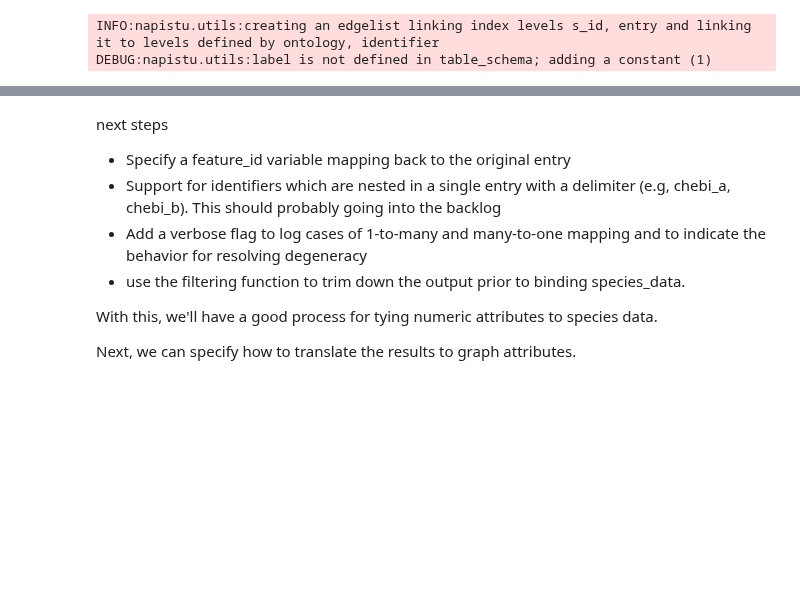
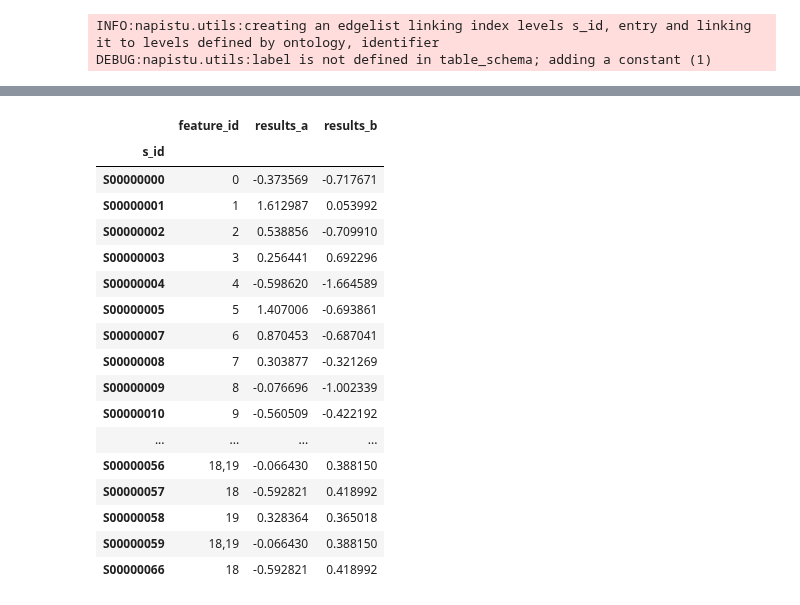
Before and after one commit to napistu/napistu-scrapyard, a Jupyter notebook: scraps/ppr.ipynb, the cells around one changed output, grey strips where cells are left out. Cells and saved outputs as stored; diff of their text form; code cells hidden in the pictures; blank space fills up the shorter version.

Commit message:
bind_wide_results mostly done

```diff
--- a/scraps/ppr.ipynb
+++ b/scraps/ppr.ipynb
@@ -299,11 +269,21 @@ utils.test_resolve_matches_with_example_data()
-# %% [markdown]
-next steps
-
-- Specify a feature_id variable mapping back to the original entry
-- Support for identifiers which are nested in a single entry with a delimiter (e.g, chebi_a, chebi_b). This should probably going into the backlog
-- Add a verbose flag to log cases of 1-to-many and many-to-one mapping and to indicate the behavior for resolving degeneracy
-- use the filtering function to trim down the output prior to binding species_data.
-
-With this, we'll have a good process for tying numeric attributes to species data.
-
-Next, we can specify how to translate the results to graph attributes.
+# %%
+sbml_dfs.species_data["results"]
+# %% [output]
+|  | feature_id | results_a | results_b |
+| s_id |  |  |  |
+| S00000000 | 0 | -0.373569 | -0.717671 |
+| S00000001 | 1 | 1.612987 | 0.053992 |
+| S00000002 | 2 | 0.538856 | -0.709910 |
+| S00000003 | 3 | 0.256441 | 0.692296 |
+| S00000004 | 4 | -0.598620 | -1.664589 |
+| S00000005 | 5 | 1.407006 | -0.693861 |
+| S00000007 | 6 | 0.870453 | -0.687041 |
+| S00000008 | 7 | 0.303877 | -0.321269 |
+| S00000009 | 8 | -0.076696 | -1.002339 |
+| S00000010 | 9 | -0.560509 | -0.422192 |
+| ... | ... | ... | ... |
+| S00000056 | 18,19 | -0.066430 | 0.388150 |
+| S00000057 | 18 | -0.592821 | 0.418992 |
+| S00000058 | 19 | 0.328364 | 0.365018 |
+| S00000059 | 18,19 | -0.066430 | 0.388150 |
+| S00000066 | 18 | -0.592821 | 0.418992 |
```
Also changed, not shown: parts of 7 cells of this notebook.
